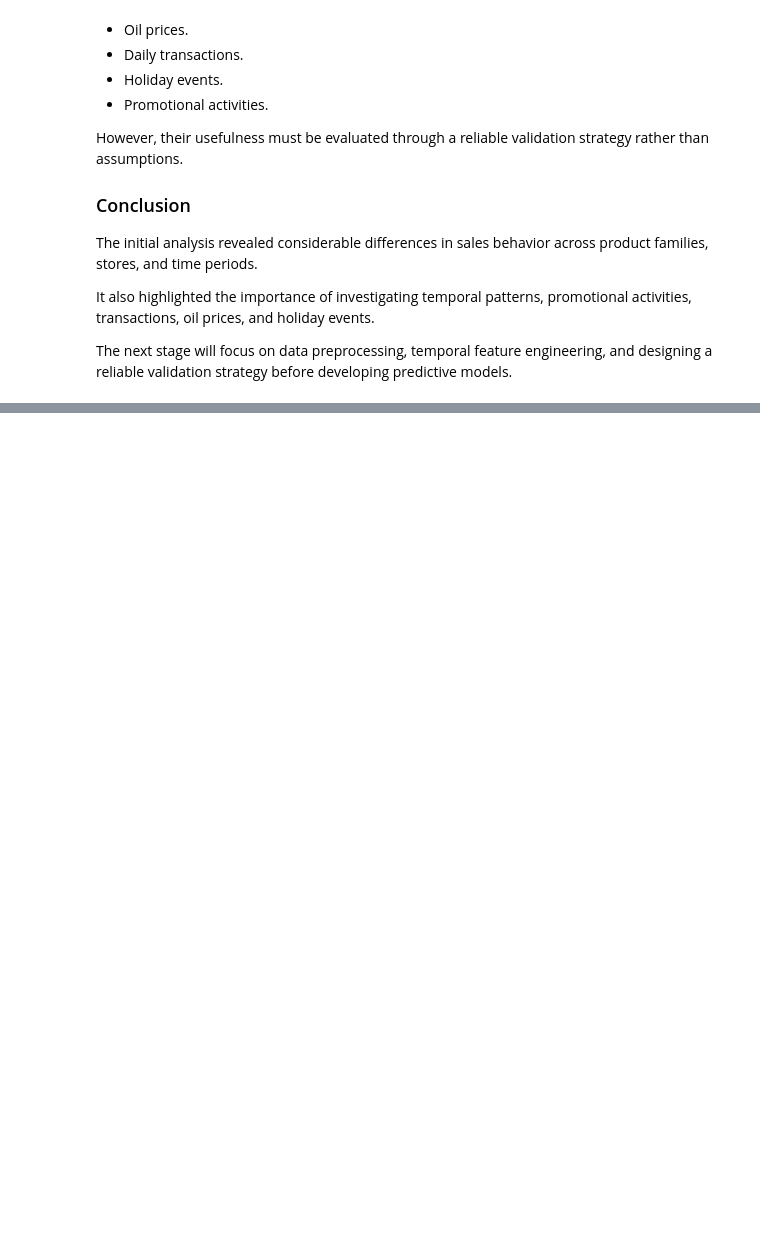
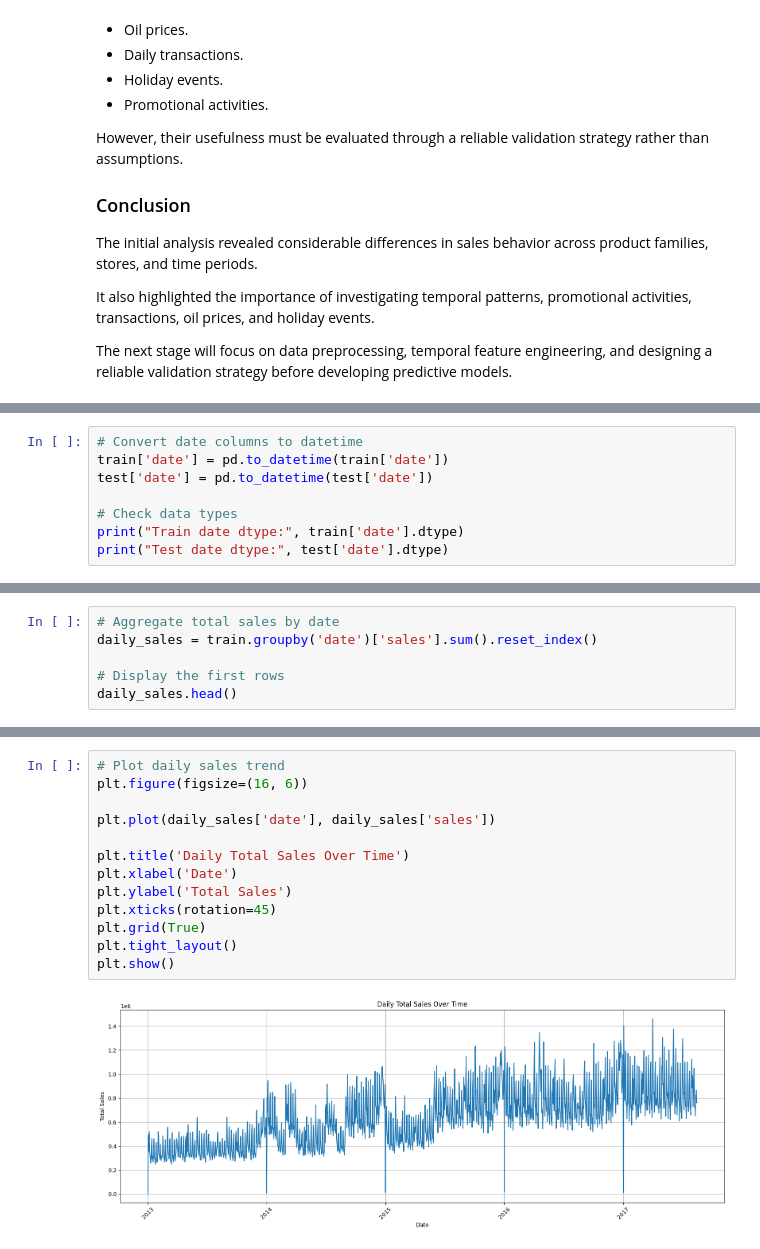
Before and after one commit to MosabOs/Store-Sales-Forecasting-Comp-V-Mosab-Os, a Jupyter notebook: store-sales-forecasting-comp-v-mosab-os.ipynb, the cells around one changed output, grey strips where cells are left out. Saved outputs shown, nothing was run; the diff lists cells and outputs as text; blank space fills up the shorter version.

Commit message:
Kaggle Notebook | Store Sales Forecasting Comp – V Mosab Os | Version 1.2

```diff
--- a/store-sales-forecasting-comp-v-mosab-os.ipynb
+++ b/store-sales-forecasting-comp-v-mosab-os.ipynb
@@ -1317,0 +1324,8 @@ The next stage will focus on data preprocessing, temporal feature engineering, a
+# %%
+# Convert date columns to datetime
+train['date'] = pd.to_datetime(train['date'])
+test['date'] = pd.to_datetime(test['date'])
+
+# Check data types
+print("Train date dtype:", train['date'].dtype)
+print("Test date dtype:", test['date'].dtype)
@@ -1317,0 +1372,6 @@ The next stage will focus on data preprocessing, temporal feature engineering, a
+# %%
+# Aggregate total sales by date
+daily_sales = train.groupby('date')['sales'].sum().reset_index()
+
+# Display the first rows
+daily_sales.head()
@@ -1317,0 +1385,15 @@ The next stage will focus on data preprocessing, temporal feature engineering, a
+# %%
+# Plot daily sales trend
+plt.figure(figsize=(16, 6))
+
+plt.plot(daily_sales['date'], daily_sales['sales'])
+
+plt.title('Daily Total Sales Over Time')
+plt.xlabel('Date')
+plt.ylabel('Total Sales')
+plt.xticks(rotation=45)
+plt.grid(True)
+plt.tight_layout()
+plt.show()
+# %% [output]
+[figure, added]
```
Also changed, not shown: parts of 51 cells of this notebook.
